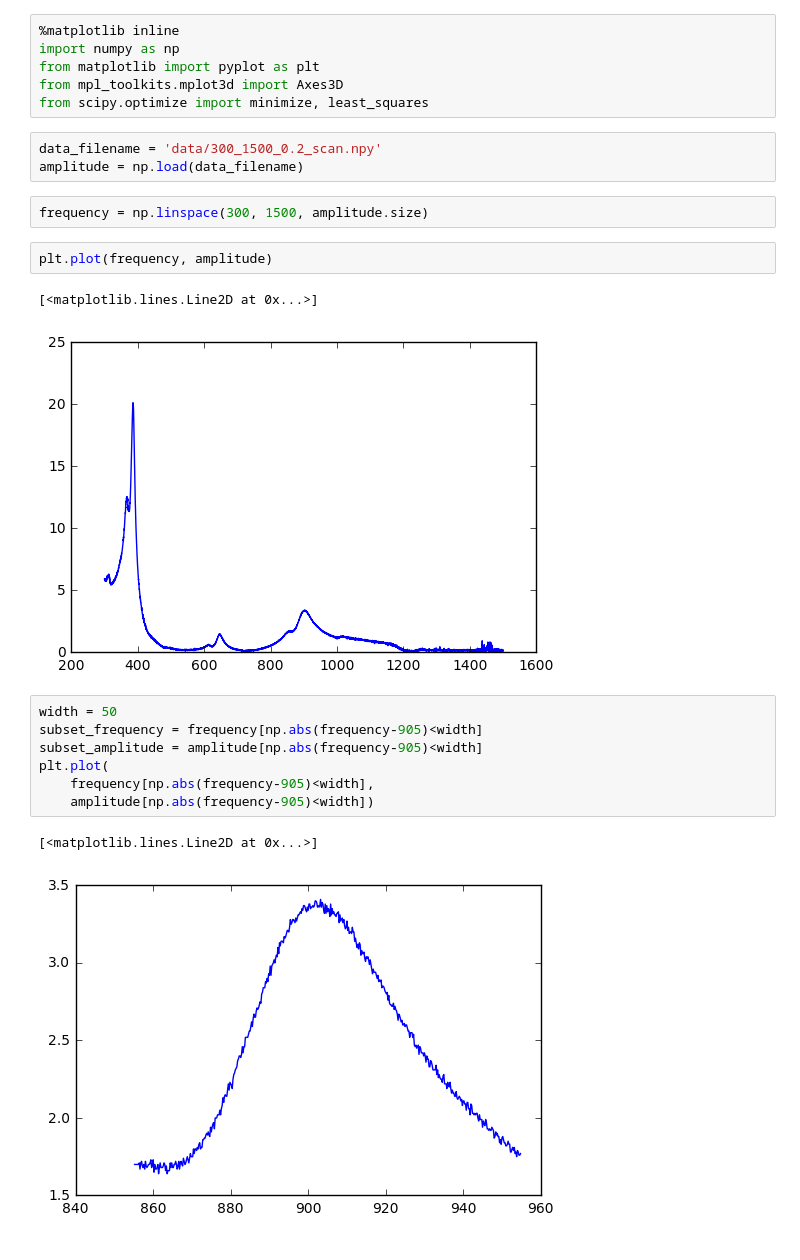
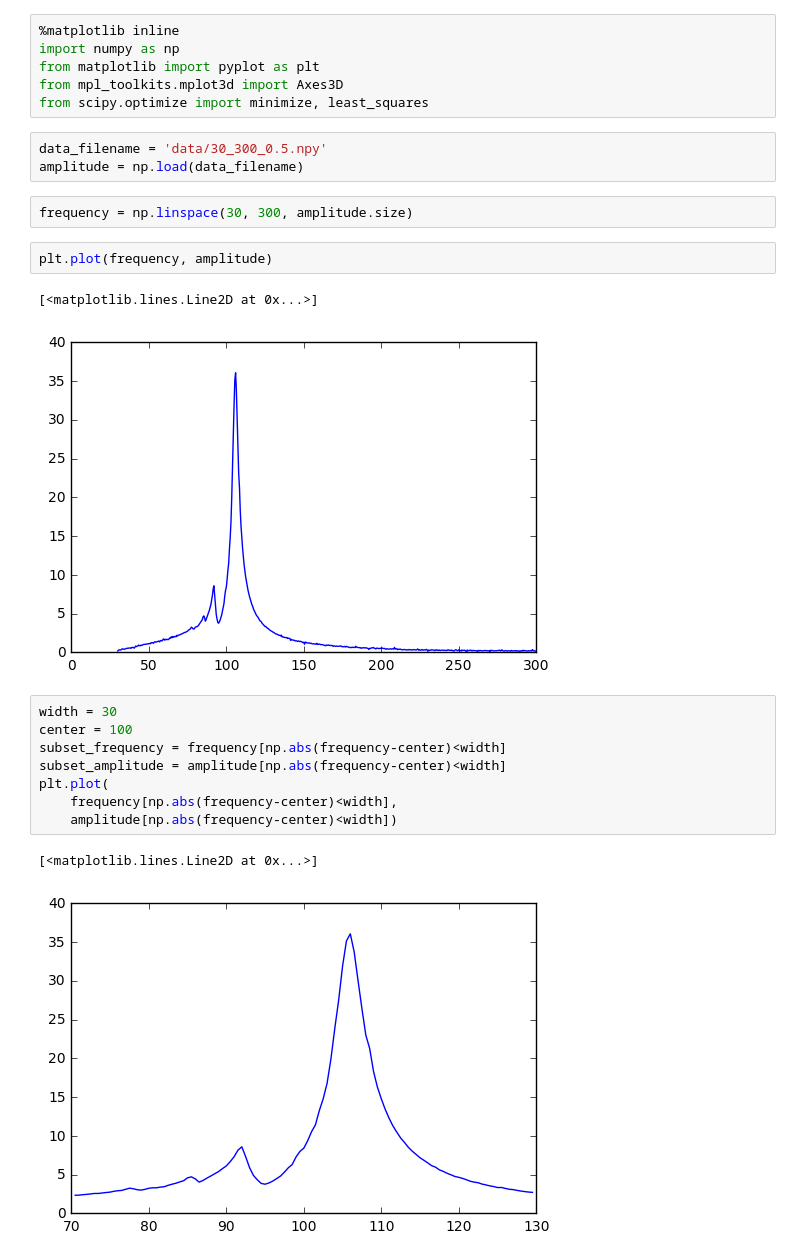
Before and after one commit to ry-dgel/Chladni, a Jupyter notebook: fitting_frequency_scan.ipynb, the cells around one changed output. Drawn from its saved outputs; the diff is of its cells as text.

```diff
--- a/fitting_frequency_scan.ipynb
+++ b/fitting_frequency_scan.ipynb
@@ -5,23 +5,24 @@ from matplotlib import pyplot as plt
 from mpl_toolkits.mplot3d import Axes3D
 from scipy.optimize import minimize, least_squares
 # %%
-data_filename = 'data/300_1500_0.2_scan.npy'
+data_filename = 'data/30_300_0.5.npy'
 amplitude = np.load(data_filename)
 # %%
-frequency = np.linspace(300, 1500, amplitude.size)
+frequency = np.linspace(30, 300, amplitude.size)
 # %%
 plt.plot(frequency, amplitude)
 # %% [output]
 [<matplotlib.lines.Line2D at 0x...>]
-[figure, old version]
+[figure, new version]
 # %%
-width = 50
-subset_frequency = frequency[np.abs(frequency-905)<width]
-subset_amplitude = amplitude[np.abs(frequency-905)<width]
+width = 30
+center = 100
+subset_frequency = frequency[np.abs(frequency-center)<width]
+subset_amplitude = amplitude[np.abs(frequency-center)<width]
 plt.plot(
-    frequency[np.abs(frequency-905)<width],
-    amplitude[np.abs(frequency-905)<width])
+    frequency[np.abs(frequency-center)<width],
+    amplitude[np.abs(frequency-center)<width])
 # %% [output]
 [<matplotlib.lines.Line2D at 0x...>]
-[figure, old version]
+[figure, new version]
 # %%
```
Also changed, not shown: parts of 3 cells of this notebook, 1 other file.
